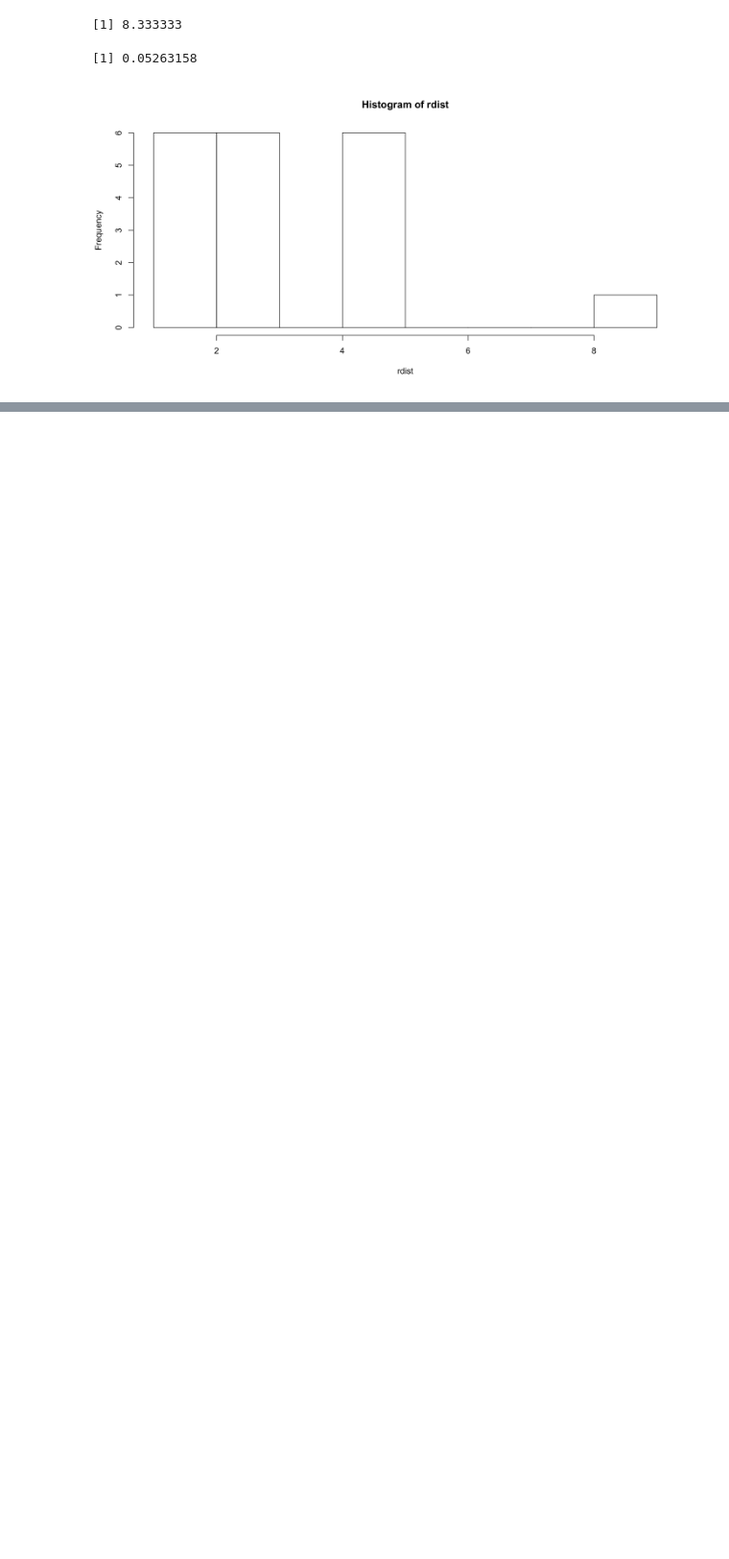
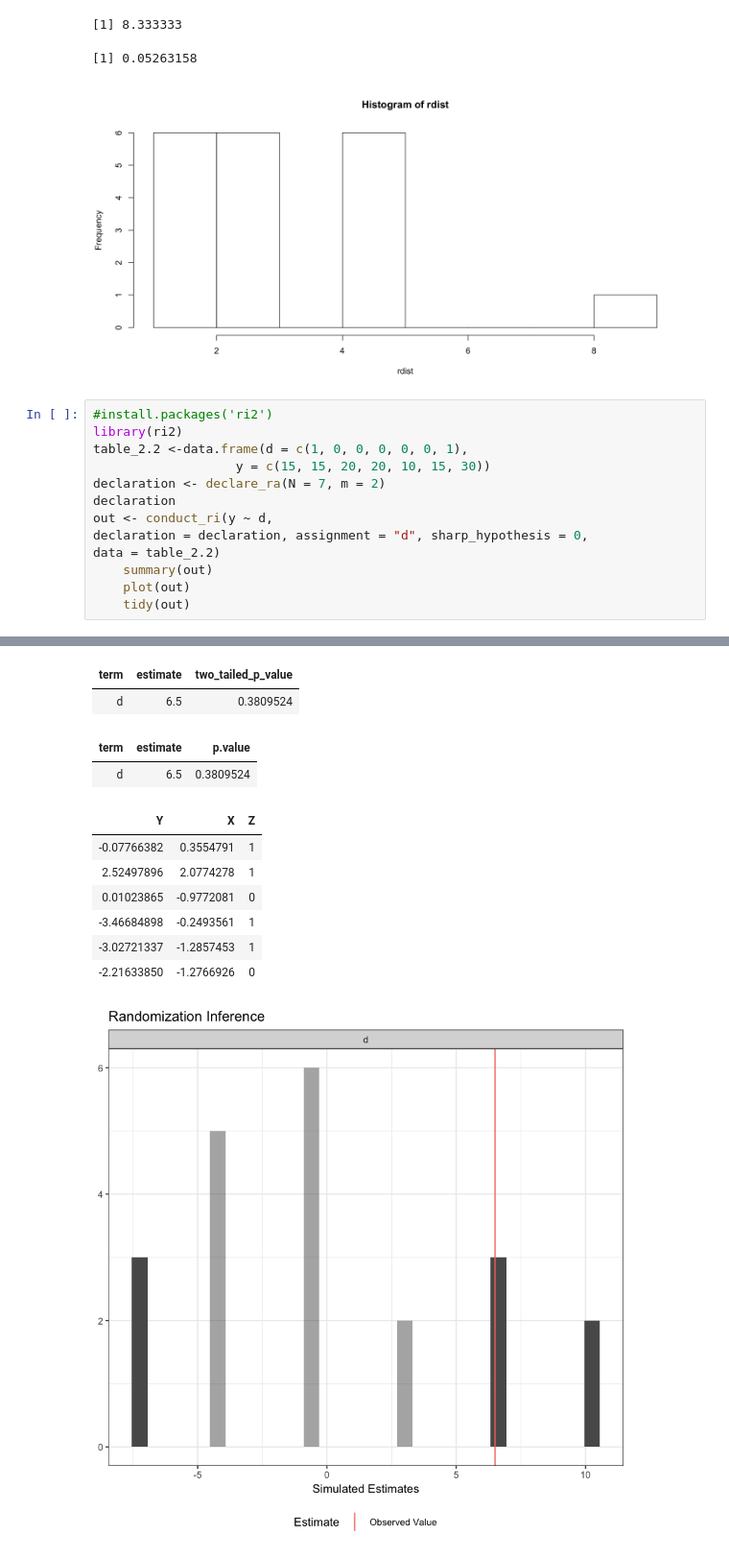
Before and after one commit to Yimdh/progress, a Jupyter notebook: stat/causalInference/[paper]usingCausalInference_Uber/02_Difference-in-difference.ipynb, the cells around one changed output, grey strips where cells are left out. Shown at 96% size. Cells and saved outputs as stored; diff of their text form; blank space fills up the shorter version.

```diff
--- a/stat/causalInference/[paper]usingCausalInference_Uber/02_Difference-in-difference.ipynb
+++ b/stat/causalInference/[paper]usingCausalInference_Uber/02_Difference-in-difference.ipynb
@@ -71,3 +76,17 @@ mean(rdist>=T_stat,na.rm=TRUE)
 [1] 8.333333
 [1] 0.05263158
 [figure]
+# %%
+#install.packages('ri2')
+library(ri2)
+table_2.2 <-data.frame(d = c(1, 0, 0, 0, 0, 0, 1),
+                   y = c(15, 15, 20, 20, 10, 15, 30))
+declaration <- declare_ra(N = 7, m = 2)
+declaration
+out <- conduct_ri(y ~ d,
+declaration = declaration, assignment = "d", sharp_hypothesis = 0,
+data = table_2.2)
+    summary(out)
+    plot(out)
+    tidy(out)
+# %% [output]
@@ -73,0 +101,12 @@ mean(rdist>=T_stat,na.rm=TRUE)
+| term | estimate | two_tailed_p_value |
+| d | 6.5 | 0.3809524 |
+| term | estimate | p.value |
+| d | 6.5 | 0.3809524 |
+| Y | X | Z |
+| -0.07766382 | 0.3554791 | 1 |
+| 2.52497896 | 2.0774278 | 1 |
+| 0.01023865 | -0.9772081 | 0 |
+| -3.46684898 | -0.2493561 | 1 |
+| -3.02721337 | -1.2857453 | 1 |
+| -2.21633850 | -1.2766926 | 0 |
+[figure, added]
```
Also changed, not shown: parts of 6 cells of this notebook.
